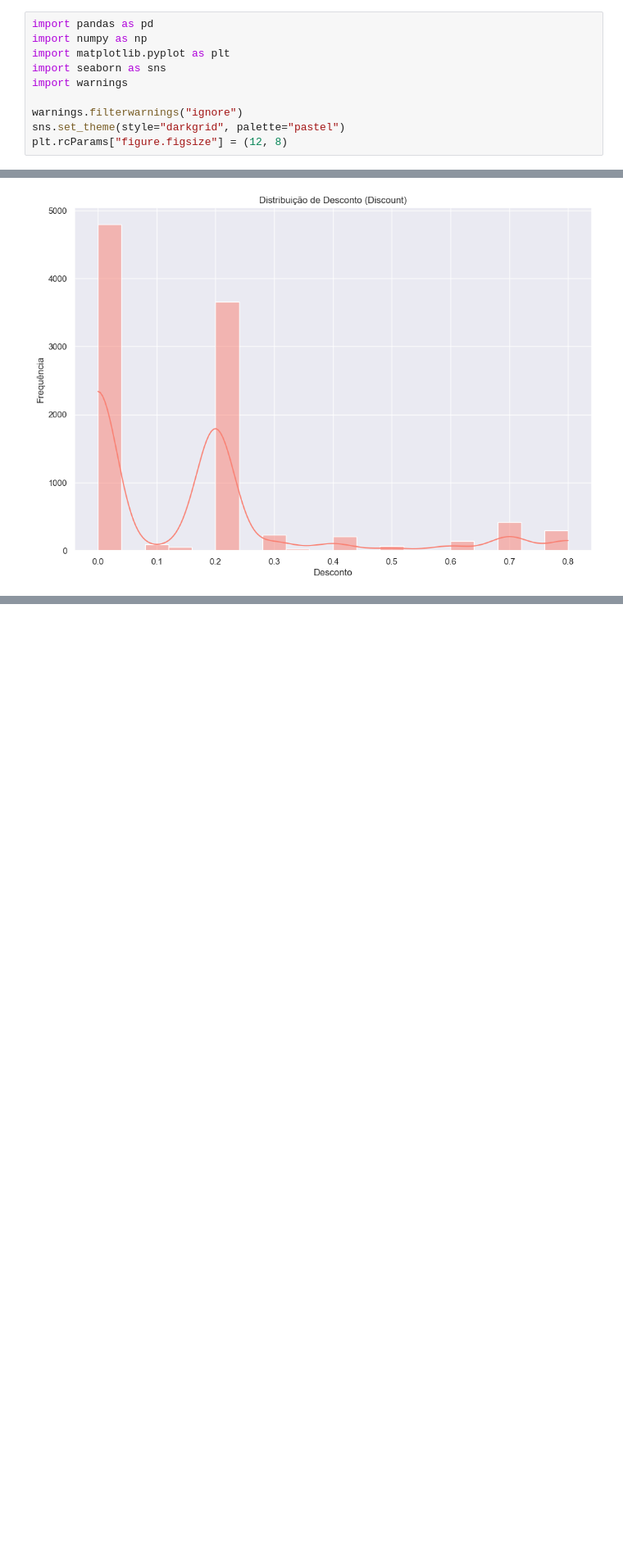
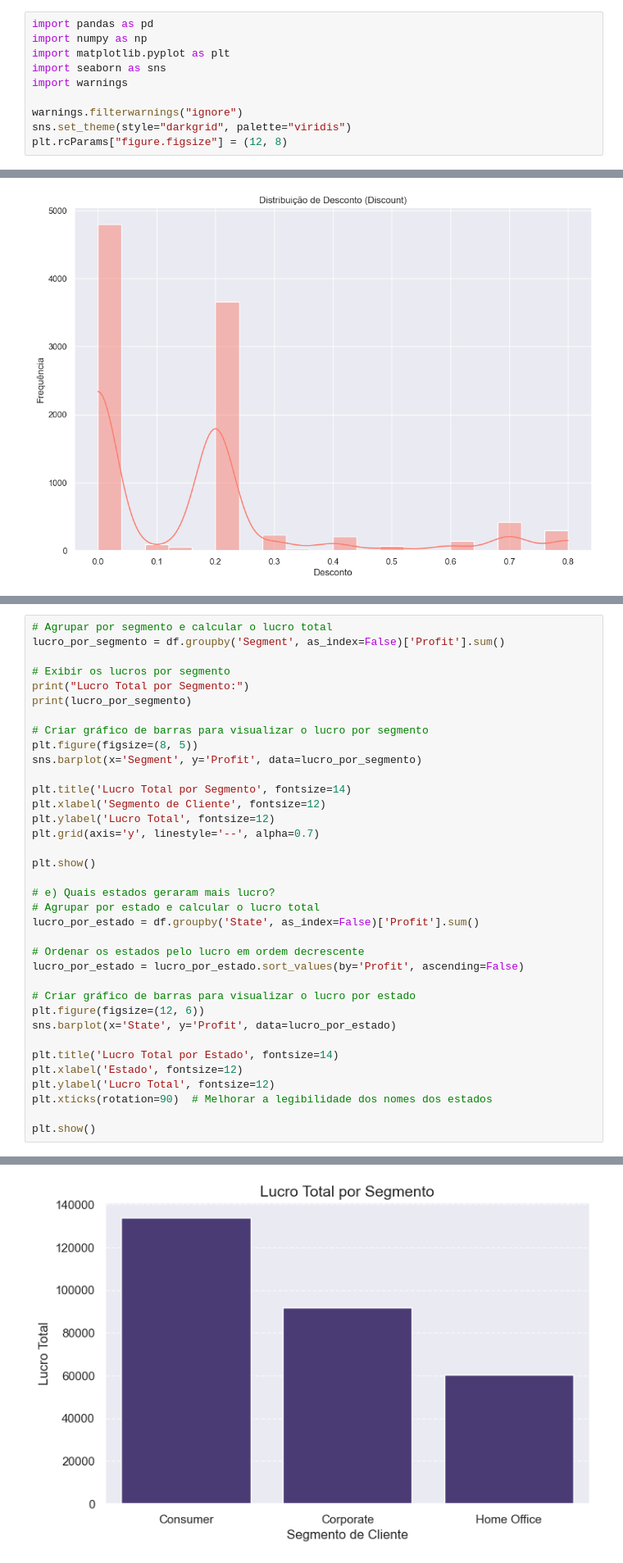
Before and after one commit to lucasodl95/SuperstoreAnalyticsML, a Jupyter notebook: notebooks/analise_exploratoria.ipynb, the cells around one changed output, grey strips where cells are left out. Shown: that part at 82% size. Drawn from its saved outputs; the diff is of its cells as text; blank space fills up the shorter version.

```diff
--- a/notebooks/analise_exploratoria.ipynb
+++ b/notebooks/analise_exploratoria.ipynb
@@ -6,7 +6,7 @@ import seaborn as sns
 import warnings
 
 warnings.filterwarnings("ignore")
-sns.set_theme(style="darkgrid", palette="pastel")
+sns.set_theme(style="darkgrid", palette="viridis")
 plt.rcParams["figure.figsize"] = (12, 8)
 # %% [markdown]
 # 1. Carregamento e Visualização Inicial do Dataset
@@ -146,0 +126,37 @@ if "Discount" in df.columns and "Category" in df.columns:
+# %%
+# Agrupar por segmento e calcular o lucro total
+lucro_por_segmento = df.groupby('Segment', as_index=False)['Profit'].sum()
+
+# Exibir os lucros por segmento
+print("Lucro Total por Segmento:")
+print(lucro_por_segmento)
+
+# Criar gráfico de barras para visualizar o lucro por segmento
+plt.figure(figsize=(8, 5))
+sns.barplot(x='Segment', y='Profit', data=lucro_por_segmento)
+
+plt.title('Lucro Total por Segmento', fontsize=14)
+plt.xlabel('Segmento de Cliente', fontsize=12)
+plt.ylabel('Lucro Total', fontsize=12)
+plt.grid(axis='y', linestyle='--', alpha=0.7)
+
+plt.show()
+
+# e) Quais estados geraram mais lucro?
+# Agrupar por estado e calcular o lucro total
+lucro_por_estado = df.groupby('State', as_index=False)['Profit'].sum()
+
+# Ordenar os estados pelo lucro em ordem decrescente
+lucro_por_estado = lucro_por_estado.sort_values(by='Profit', ascending=False)
+
+# Criar gráfico de barras para visualizar o lucro por estado
+plt.figure(figsize=(12, 6))
+sns.barplot(x='State', y='Profit', data=lucro_por_estado)
+
+plt.title('Lucro Total por Estado', fontsize=14)
+plt.xlabel('Estado', fontsize=12)
+plt.ylabel('Lucro Total', fontsize=12)
+plt.xticks(rotation=90)  # Melhorar a legibilidade dos nomes dos estados
+
+plt.show()
+# %% [output]
@@ -146,0 +168 @@ if "Discount" in df.columns and "Category" in df.columns:
+[figure, added]
```
Also changed, not shown: parts of 3 cells of this notebook.
